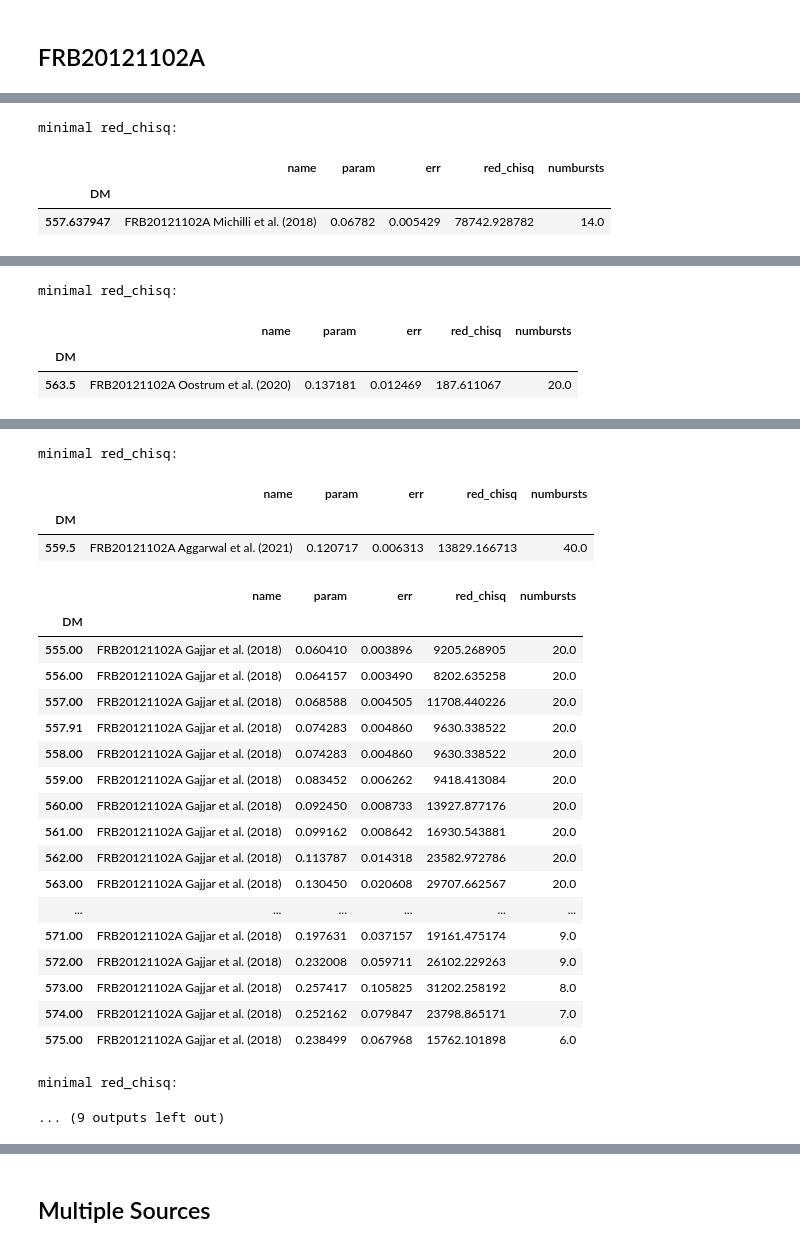
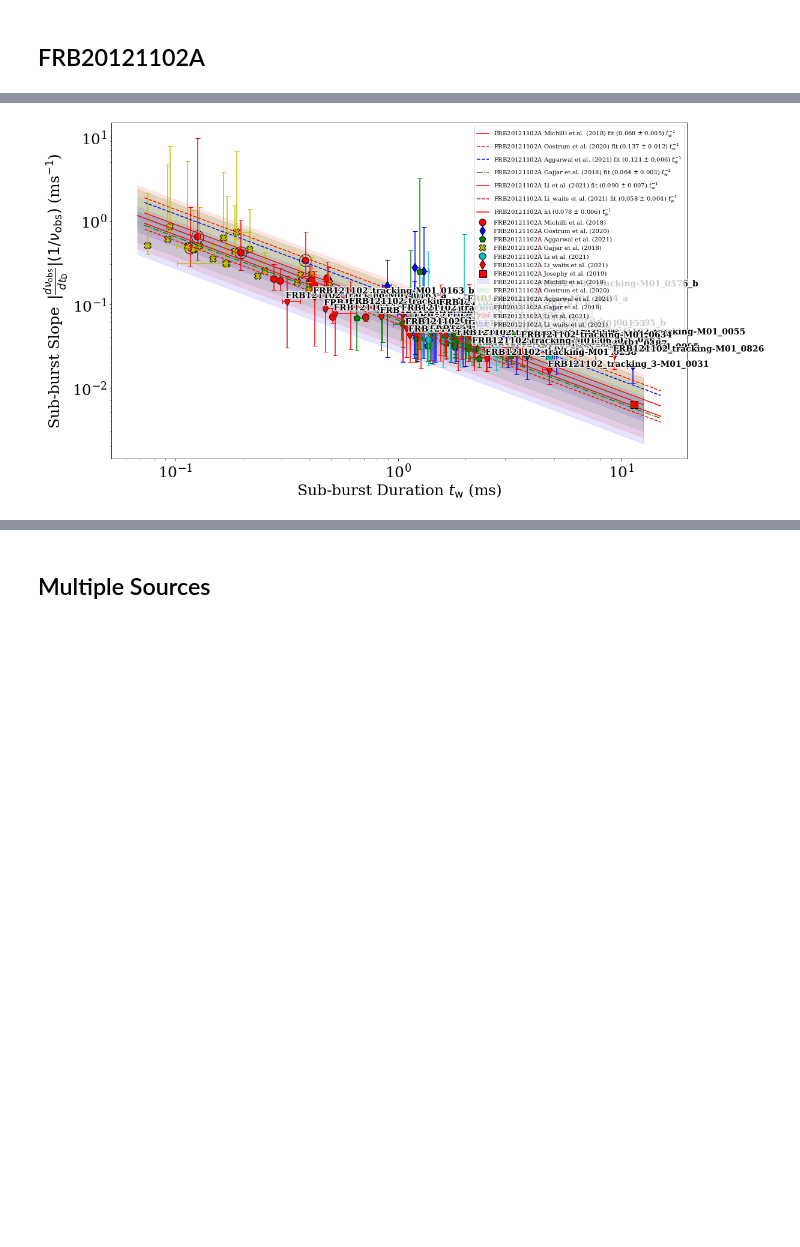
Before and after one commit to mef51/frbgui, a Jupyter notebook: PaperFigures.ipynb, the cells around one changed output, grey strips where cells are left out. Drawn from its saved outputs; the diff is of its cells as text; code cells hidden in the pictures; blank space fills up the shorter version.

```diff
--- a/PaperFigures.ipynb
+++ b/PaperFigures.ipynb
@@ -33,19 +33,14 @@ pd.set_option('display.max_rows', None)
 %matplotlib inline
 
 chanspaces = [True, True, True, True, True, False, False, False]
-chanspaces = [True, False, False, False, False, False, True]
+chanspaces = [True, False, False, False, False, False, False]
 sources_filenames = [
     "results/frb121102_michilli_dmvariations.csv",
-    # 'results/gajjar11a_dmvariations_oct15_2021.csv',
-    # 'results/dmvars_180916.csv',
-    # 'results/dmvars_180814.csv',
-    # 'results/FRB180301_DM516-518-5_luo_272rows_Aug21.csv',
     'results/FRB121102_oostrum_984rows_Mar01.csv', # # 'results/FRB121102_oostrum_results_504rows_Jan19.csv',
     'results/FRB121102_aggarwal_2145rows_Feb28.csv',
     'results/GajjarFRB121102_results_506rows_Jan22.csv',
     'results/FRB121102_Li_419rows_Mar31.csv',
     'results/FRB121102_Li_waittimes_1592rows_Apr08.csv',
-    # 'results/simulated/multiplelines_aish_apr10.csv'
 ]
 
 sources = []
@@ -60,23 +55,14 @@ for sfile, chanspace in zip(sources_filenames, chanspaces):
 
 names = [
     'FRB20121102A Michilli et al. (2018)',
-    # 'FRB20121102A 11A Gajjar et al. (2018)',
-    # 'FRB20180916B bursts',
-    # 'FRB20180814A bursts',
-    # 'FRB20180301A bursts',
     'FRB20121102A Oostrum et al. (2020)',
     'FRB20121102A Aggarwal et al. (2021)',
     'FRB20121102A Gajjar et al. (2018)',
     'FRB20121102A Li et al. (2021)',
     'FRB20121102A Li_waits et al. (2021)',
-    # 'Simulated Bursts'
 ]
 annotations = [
     [0, 1, 2, 3, 4, 5],
-    # [],
-    # [3],
-    # [0, 1, 2, 3, 4, 5],
-    # [0, 1, 2, 3, 4, 5],
     [],
     [],
     [],
@@ -86,49 +72,27 @@ annotations = [
 ]
 dmlimited = [
     [3, 5, 6, 14],
-    # [],
-    # [15.5, 16, 23, 24, 29, 31, 32, 33],
-    # # [180919.0],
-    # [],
     [],
     [],
     [],
     [],
     [],
-    # []
 ]
 exclusions = [
     [],
-    # [],
-    # [],
-    # [180917.0], # first is a multi burst, second has negative drift (which should better be corrected by limiting 180814's DM range)
-    # [],
     ['R1_B08', 'R1_B09', 'R1_B10', 'R1_B12'],
     ['B023', 'B016', 'B028', 'B056', 'B109', 'B076', 'B079', 'B093', 'B091', 'B121', 'B128'],
     ['11A', '11B', '12A'],
     [],
-    [],
-    # []
+    ['FRB121102_tracking-M01_0576', 'FRB121102_tracking-M01_1180'],
 ]
 
-targetDMs   = [
-    558.816263157895,
-    # 568.333333333333,
-    # 348.82,
-    # 188.8,
-    # 516.3571428571429,
-    562.5,
-    557.50, # 560.5
-    557,
-    # 565
-]
 
 targetDMs = [558.816263157895, 555.0, 555.0, 555.0]
 targetDMs = [557.048789473684, 563.5, 559.5, 555.0]
 targetDMs = [557.637947368421, 563.5, 559.5, 556.0, 563.5]
 targetDMs = [557.637947368421, 560, 559.5, 556.0, 563.5]
 targetDMs = [557.637947368421, 563.5, 559.5, 556.0, 560.5]
-targetDMs = [557.637947368421, 563.5, 559.5, 556.0, 561.5, 560.5, 1.1111111111111107]
 targetDMs = [557.637947368421, 563.5, 559.5, 556.0, 561.5, 560.5]
 
 def getFRB20121102AFit(pltdata):
@@ -193,12 +157,12 @@ hdls, lbls = ax.get_legend_handles_labels()
 # lbls[0], lbls[1], lbls[2], lbls[5], lbls[6], lbls[7] = lbls[2], lbls[0], lbls[1], lbls[7], lbls[5], lbls[6]
 ax.legend(fontsize='medium')
 # ax.legend(hdls[7:18], lbls[7:18], fontsize='medium')
-ax.get_legend().remove()
+# ax.get_legend().remove()
 
 # ax.set_xlim(0.0737, 12.5)
 # ax.set_ylim(0.0013395279509532563, 508.64764364084175)
 # plt.savefig('figures/driftvnuobs_dmvars.pdf')
-print(f"target DMs: {driftlaw.getOptimalDMs(fitdata, log=True)}")
+print(f"target DMs: {driftlaw.getOptimalDMs(fitdata, log=False)}")
 # %% [output]
 Loading...
 results/frb121102_michilli_dmvariations.csv
@@ -238,4 +183,0 @@ FRB20121102A Li_waits et al. (2021) (0.027 - 0.058) $t_w^{-1}$
-minimal red_chisq:
-|  | name | param | err | red_chisq | numbursts |
-| DM |  |  |  |  |  |
-| 557.637947 | FRB20121102A Michilli et al. (2018) | 0.06782 | 0.005429 | 78742.928782 | 14.0 |
@@ -260,4 +183,0 @@ minimal red_chisq:
-minimal red_chisq:
-|  | name | param | err | red_chisq | numbursts |
-| DM |  |  |  |  |  |
-| 563.5 | FRB20121102A Oostrum et al. (2020) | 0.137181 | 0.012469 | 187.611067 | 20.0 |
@@ -282,24 +184 @@ minimal red_chisq:
-minimal red_chisq:
-|  | name | param | err | red_chisq | numbursts |
-| DM |  |  |  |  |  |
-| 559.5 | FRB20121102A Aggarwal et al. (2021) | 0.120717 | 0.006313 | 13829.166713 | 40.0 |
-|  | name | param | err | red_chisq | numbursts |
-| DM |  |  |  |  |  |
-| 555.00 | FRB20121102A Gajjar et al. (2018) | 0.060410 | 0.003896 | 9205.268905 | 20.0 |
-| 556.00 | FRB20121102A Gajjar et al. (2018) | 0.064157 | 0.003490 | 8202.635258 | 20.0 |
-| 557.00 | FRB20121102A Gajjar et al. (2018) | 0.068588 | 0.004505 | 11708.440226 | 20.0 |
-| 557.91 | FRB20121102A Gajjar et al. (2018) | 0.074283 | 0.004860 | 9630.338522 | 20.0 |
-| 558.00 | FRB20121102A Gajjar et al. (2018) | 0.074283 | 0.004860 | 9630.338522 | 20.0 |
-| 559.00 | FRB20121102A Gajjar et al. (2018) | 0.083452 | 0.006262 | 9418.413084 | 20.0 |
-| 560.00 | FRB20121102A Gajjar et al. (2018) | 0.092450 | 0.008733 | 13927.877176 | 20.0 |
-| 561.00 | FRB20121102A Gajjar et al. (2018) | 0.099162 | 0.008642 | 16930.543881 | 20.0 |
-| 562.00 | FRB20121102A Gajjar et al. (2018) | 0.113787 | 0.014318 | 23582.972786 | 20.0 |
-| 563.00 | FRB20121102A Gajjar et al. (2018) | 0.130450 | 0.020608 | 29707.662567 | 20.0 |
-| ... | ... | ... | ... | ... | ... |
-| 571.00 | FRB20121102A Gajjar et al. (2018) | 0.197631 | 0.037157 | 19161.475174 | 9.0 |
-| 572.00 | FRB20121102A Gajjar et al. (2018) | 0.232008 | 0.059711 | 26102.229263 | 9.0 |
-| 573.00 | FRB20121102A Gajjar et al. (2018) | 0.257417 | 0.105825 | 31202.258192 | 8.0 |
-| 574.00 | FRB20121102A Gajjar et al. (2018) | 0.252162 | 0.079847 | 23798.865171 | 7.0 |
-| 575.00 | FRB20121102A Gajjar et al. (2018) | 0.238499 | 0.067968 | 15762.101898 | 6.0 |
-minimal red_chisq:
-... (9 outputs left out)
+[figure, added]
```
Also changed, not shown: parts of 13 cells of this notebook.
